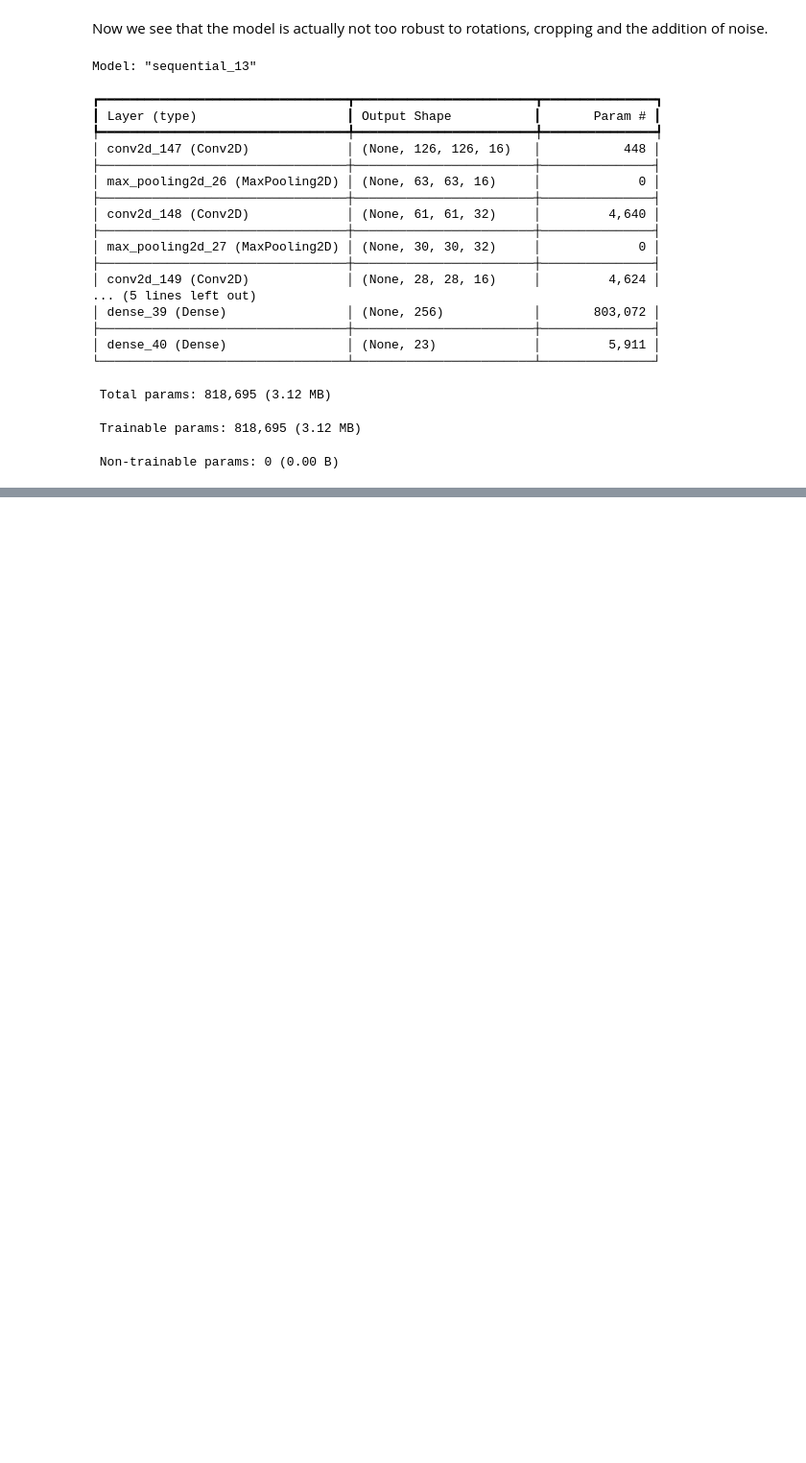
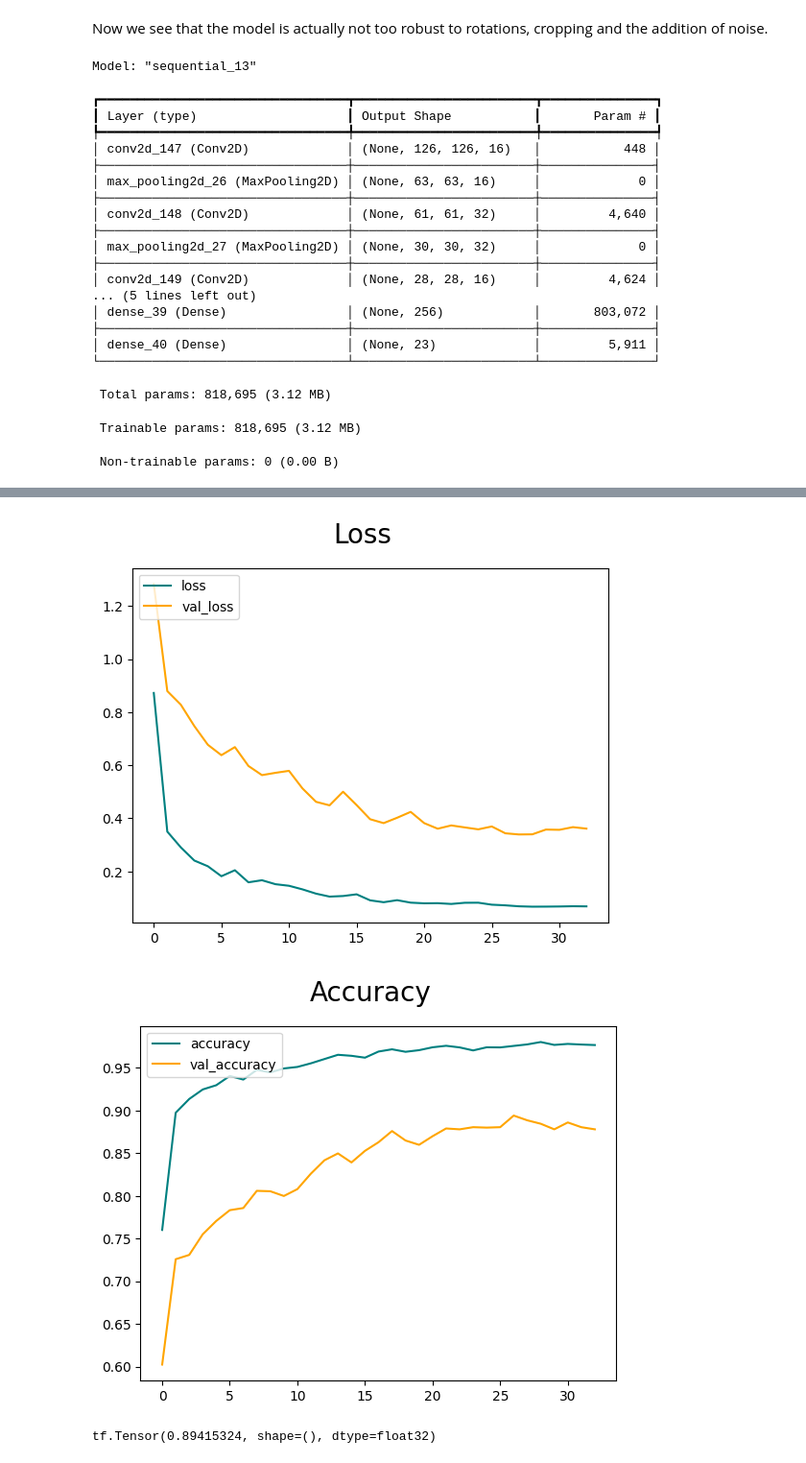
Before and after one commit to mariooohzc/ConvolutionNeuralNetworkImageClassificationProject, a Jupyter notebook: experimental/filetest.ipynb, the cells around one changed output, grey strips where cells are left out. Shown at 96% size. Saved outputs shown, nothing was run; the diff lists cells and outputs as text; code cells hidden in the pictures; blank space fills up the shorter version.

```diff
--- a/experimental/filetest.ipynb
+++ b/experimental/filetest.ipynb
@@ -542,0 +714,23 @@ KeyboardInterrupt:
+# %%
+import tensorflow as tf
+from tensorflow.keras.callbacks import EarlyStopping, ReduceLROnPlateau, TensorBoard
+from tensorflow.keras.optimizers import Adam
+
+imported_model_mobilenet.compile(
+    optimizer=Adam(learning_rate=0.001),
+    loss='sparse_categorical_crossentropy',
+    metrics=['accuracy']
+)
+callbacks = [
+    EarlyStopping(monitor='val_loss', patience=5, restore_best_weights=True),
+    ReduceLROnPlateau(monitor='val_loss', factor=0.5, patience=2, min_lr=1e-6),
+    TensorBoard(log_dir='./logs', histogram_freq=1)
+]
+
+# Train the model
+mobilenet_history = imported_model_mobilenet.fit(
+    augmented_train,
+    validation_data=augmented_val,
+    epochs=50,
+    callbacks=callbacks
+)
@@ -544,0 +789,21 @@ augmented_model.save("../experimental/models/aumented_model.keras")
+# %%
+fig = plt.figure()
+plt.plot(mobilenet_history.history['loss'], color='teal', label='loss')
+plt.plot(mobilenet_history.history['val_loss'], color='orange', label='val_loss')
+fig.suptitle('Loss', fontsize=20)
+plt.legend(loc="upper left")
+plt.show()
+
+fig = plt.figure()
+plt.plot(mobilenet_history.history['accuracy'], color='teal', label='accuracy')
+plt.plot(mobilenet_history.history['val_accuracy'], color='orange', label='val_accuracy')
+fig.suptitle('Accuracy', fontsize=20)
+plt.legend(loc="upper left")
+plt.show()
+# %% [output]
+[figure, added]
+[figure, added]
+# %%
+print(dnn_acc.result())
+# %% [output]
+tf.Tensor(0.89415324, shape=(), dtype=float32)
```
Also changed, not shown: parts of 23 cells of this notebook, 12 other files.
